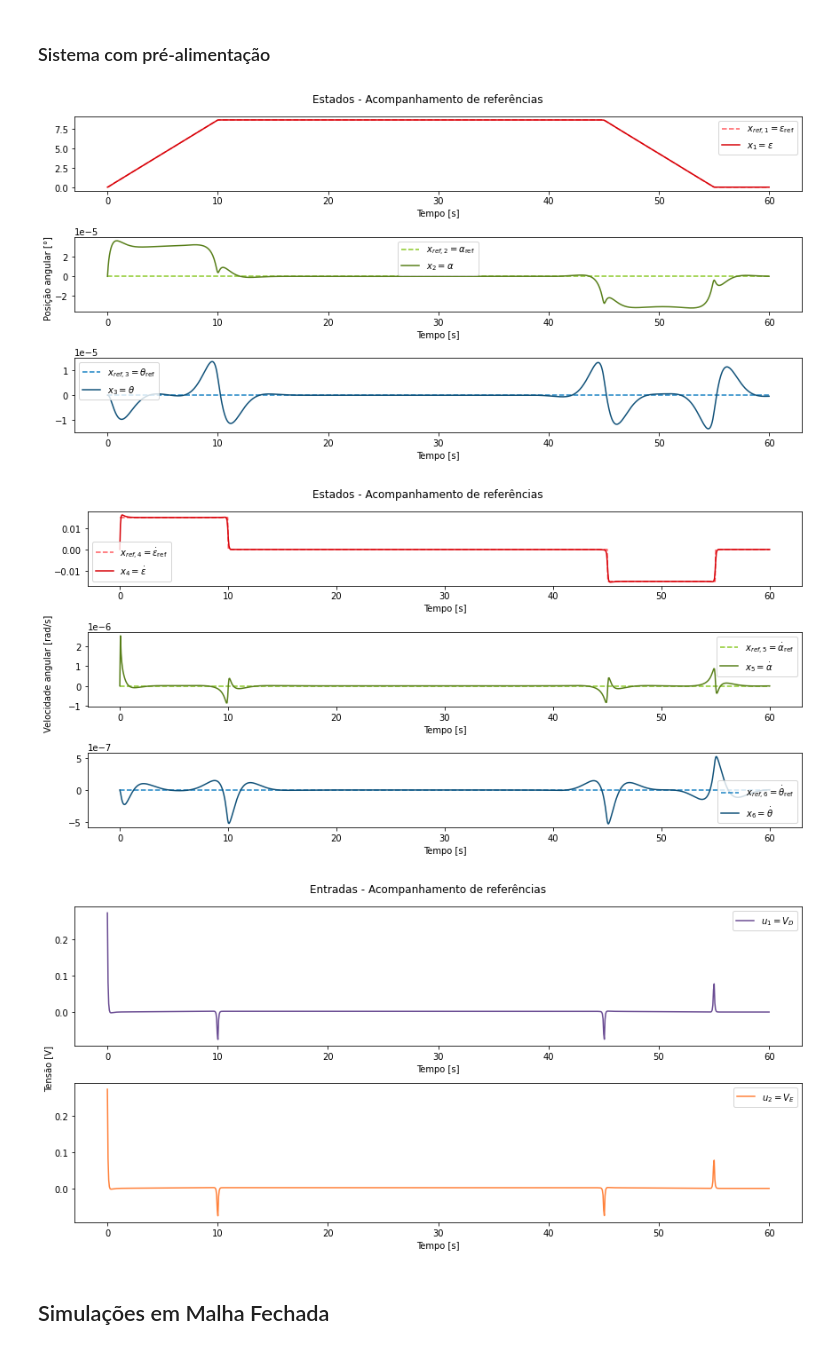
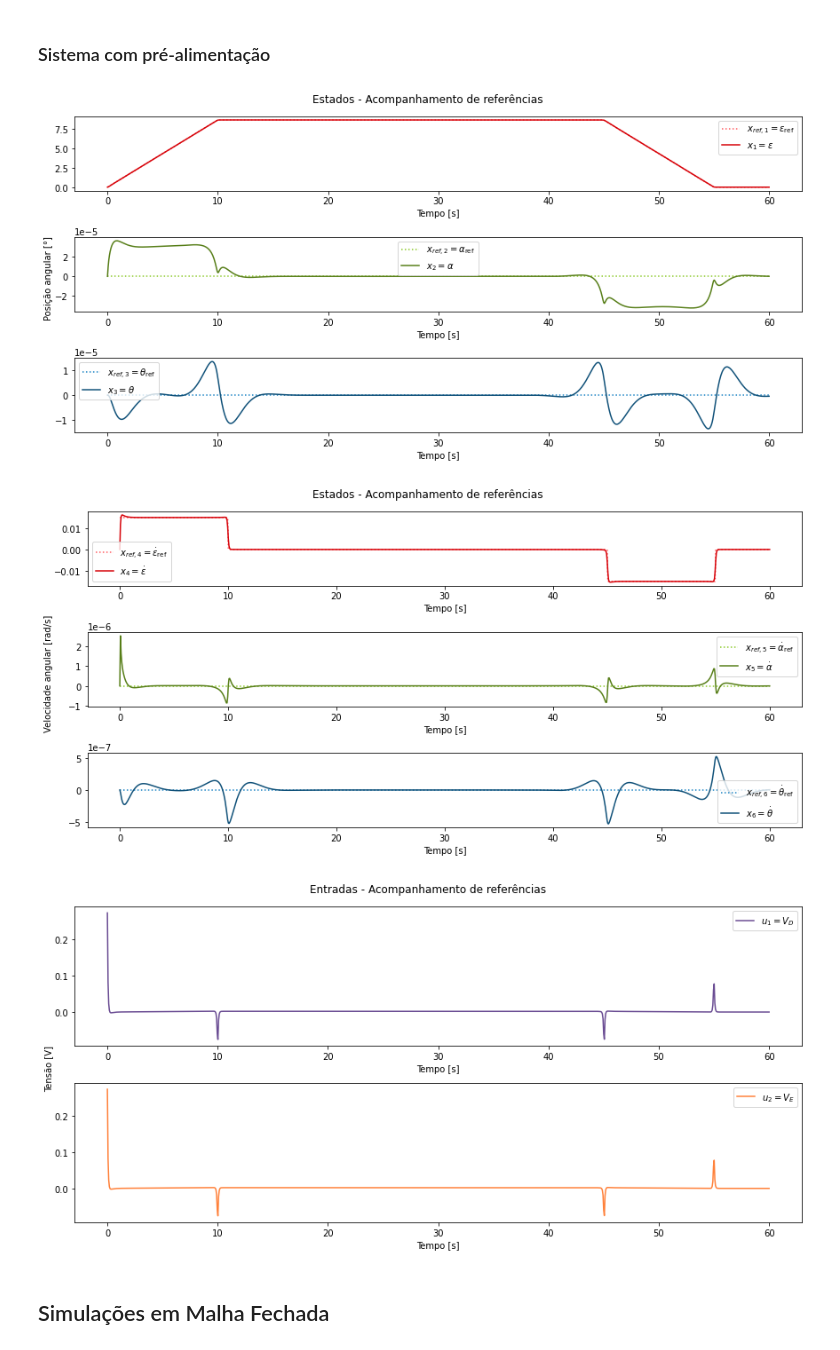
Before and after one commit to maria-srl/heli-controle2025, a Jupyter notebook: trabalho.ipynb, the cells around one changed output. Saved outputs shown, nothing was run; the diff lists cells and outputs as text; code cells hidden in the pictures.

```diff
--- a/trabalho.ipynb
+++ b/trabalho.ipynb
@@ -1353,42 +1353,42 @@ plt.suptitle("Estados - Acompanhamento de referências")
 for i in range(n-m):
     cor1 = cp[['dred', 'dgreen', 'dblue'][i]]
     cor3 = cp[['red', 'green', 'blue'][i]]
-    axs[i].plot(ts, x_ref[i, :] * 180/np.pi, '--', label=f'$x_{{ref,{i+1}}}=$' + vestadosR[i], color=cor3)
+    axs[i].plot(ts, x_ref[i, :] * 180/np.pi, ':', label=f'$x_{{ref,{i+1}}}=$' + vestadosR[i], color=cor3)
     axs[i].plot(ts, x_lq[i, :] * 180/np.pi, label=f'$x_{{{i+1}}}=$' + vestados[i], color=cor1)
     axs[i].set_xlabel('Tempo [s]')
     axs[i].legend()
 fig.text(0, 0.5, 'Posição angular [°]', va='center', rotation='vertical')
 plt.tight_layout()
 plt.show()
 
 fig, axs = plt.subplots(nrows=n-m, ncols=1, figsize=(12, 6))
 plt.suptitle("Estados - Acompanhamento de referências")
 for i in range(n-m,n):
     cor1 = cp[['dred', 'dgreen', 'dblue'][i-n+m]]
     cor3 = cp[['red', 'green', 'blue'][i-n+m]]
-    axs[i-n+m].plot(ts, x_ref[i, :], '--', label=f'$x_{{ref,{i+1}}}=$' + vestadosR[i], color=cor3)
+    axs[i-n+m].plot(ts, x_ref[i, :], ':', label=f'$x_{{ref,{i+1}}}=$' + vestadosR[i], color=cor3)
     axs[i-n+m].plot(ts, x_lq[i, :], label=f'$x_{{{i+1}}}=$' + vestados[i], color=cor1)
     axs[i-n+m].set_xlabel('Tempo [s]')
     axs[i-n+m].legend()
 
 fig.text(0, 0.5, 'Velocidade angular [rad/s]', va='center', rotation='vertical')
 plt.tight_layout()
 plt.show()
 
 fig, axs = plt.subplots(nrows=r, ncols=1, figsize=(12, 6))
 plt.suptitle("Entradas - Acompanhamento de referências")
 for i in range(r):
     cor = cp[['purple', 'orange'][i]]
     axs[i].plot(ts, u_lq[i, :], label=f'$u_{{{i+1}}}=$' + ventrada[i], color=cor)
     axs[i].set_xlabel('Tempo [s]')
     axs[i].legend()
 
 fig.text(0, 0.5, 'Tensão [V]', va='center', rotation='vertical')
 plt.tight_layout()
 plt.show()
 # %% [output]
-[figure, old version]
+[figure, new version]
-[figure, old version]
+[figure, new version]
 [figure]
 # %% [markdown]
 ## Simulações em Malha Fechada
```
